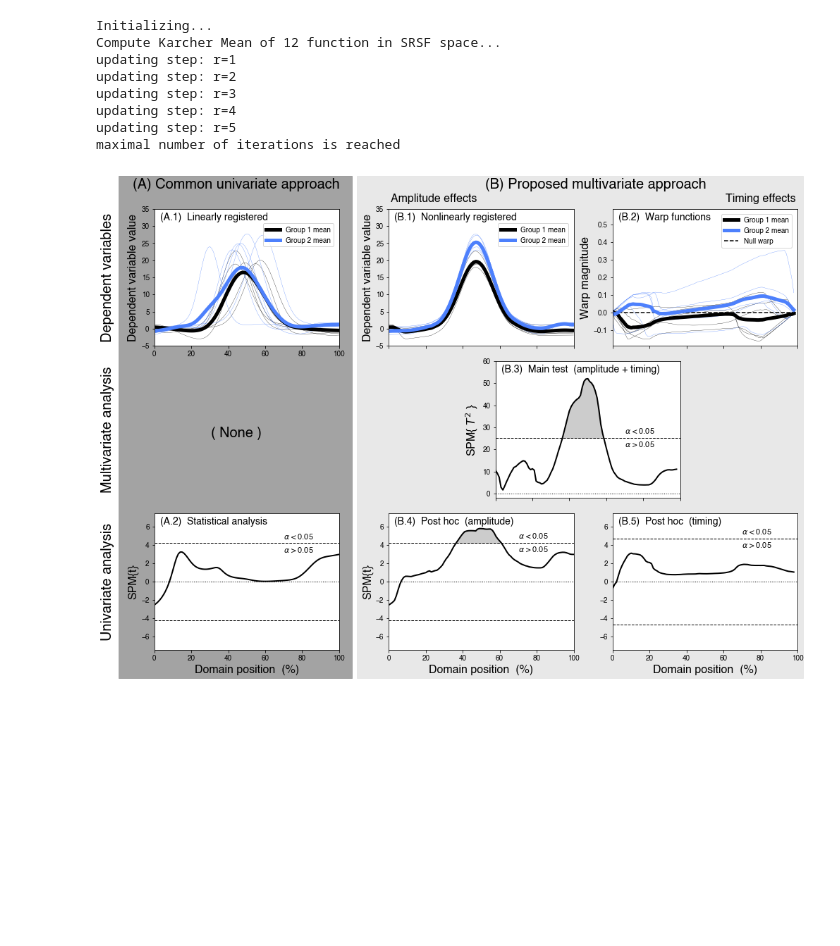
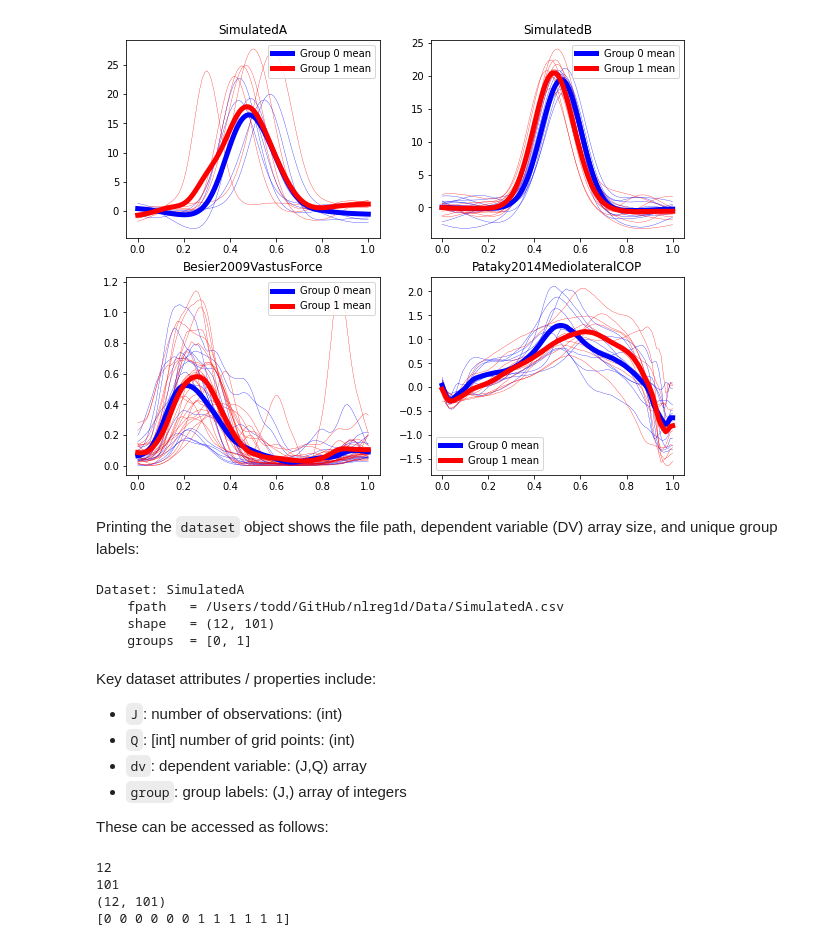
Before and after one commit to 0todd0000/nlreg1d, a Jupyter notebook: Notebooks/1-Datasets.ipynb, the cells around one changed output. Drawn from its saved outputs; the diff is of its cells as text; code cells hidden in the pictures; blank space fills up the shorter version.

```diff
--- a/Notebooks/1-Datasets.ipynb
+++ b/Notebooks/1-Datasets.ipynb
@@ -5,34 +20,42 @@ aaa
 # %%
-import os
-import numpy as np
-from matplotlib import pyplot as plt
-import nlreg1d as nl
-
-
-# load and register data:
-dataset   = nl.data.SimulatedA()
-y         = dataset.dv
-J         = (dataset.group==0).sum()      # number of observations in first group
-yr,wf     = nl.register_srsf(y, MaxItr=5)
-wlist     = nl.Warp1DList( wf )
-d         = wlist.get_deviation_from_linear_time()
-
+# load:
+dataset0  = nl.data.SimulatedA()
+dataset1  = nl.data.SimulatedB()
+dataset2  = nl.data.Besier2009VastusForce()
+dataset3  = nl.data.Pataky2014MediolateralCOP()
 
 # plot:
-plt.close('all')
-colors    = '0.0', (0.3,0.5,0.99)
-ylimt     = (-7.5, 7.5)
-ylim      = [ (-5, 35), (-5, 35), (-0.19, 0.59), ylimt, (-2, 60), ylimt, ylimt ]
-alpha_x   = [70, 70, 70, 70]
-nl.plot.plot_multipanel(y, yr, d, J, colors, ylim, alpha_x, paired=False, dvlabel='Dependent variable value')
+fig,axs   = plt.subplots(2, 2, figsize=(10,8))
+for ax,dset in zip( axs.ravel(), [dataset0,dataset1,dataset2,dataset3]):
+    dset.plot(ax=ax)
 plt.show()
 # %% [output]
-Initializing...
-Compute Karcher Mean of 12 function in SRSF space...
-updating step: r=1
-updating step: r=2
-updating step: r=3
-updating step: r=4
-updating step: r=5
-maximal number of iterations is reached
-[figure, old version]
+[figure, new version]
+# %% [markdown]
+Printing the `dataset` object shows the file path, dependent variable (DV) array size, and unique group labels:
+# %%
+print( dataset0 )
+# %% [output]
+Dataset: SimulatedA
+    fpath   = /Users/todd/GitHub/nlreg1d/Data/SimulatedA.csv
+    shape   = (12, 101)
+    groups  = [0, 1]
+# %% [markdown]
+Key dataset attributes / properties include:
+
+- `J`:  number of observations: (int)
+- `Q`:  [int] number of grid points: (int)
+- `dv`:  dependent variable: (J,Q) array
+- `group`: group labels: (J,) array of integers
+
+These can be accessed as follows:
+# %%
+print( dataset0.J )
+print( dataset0.Q )
+print( dataset0.dv.shape )
+print( dataset0.group )
+# %% [output]
+12
+101
+(12, 101)
+[0 0 0 0 0 0 1 1 1 1 1 1]
```
Also changed, not shown: parts of 4 cells of this notebook.
